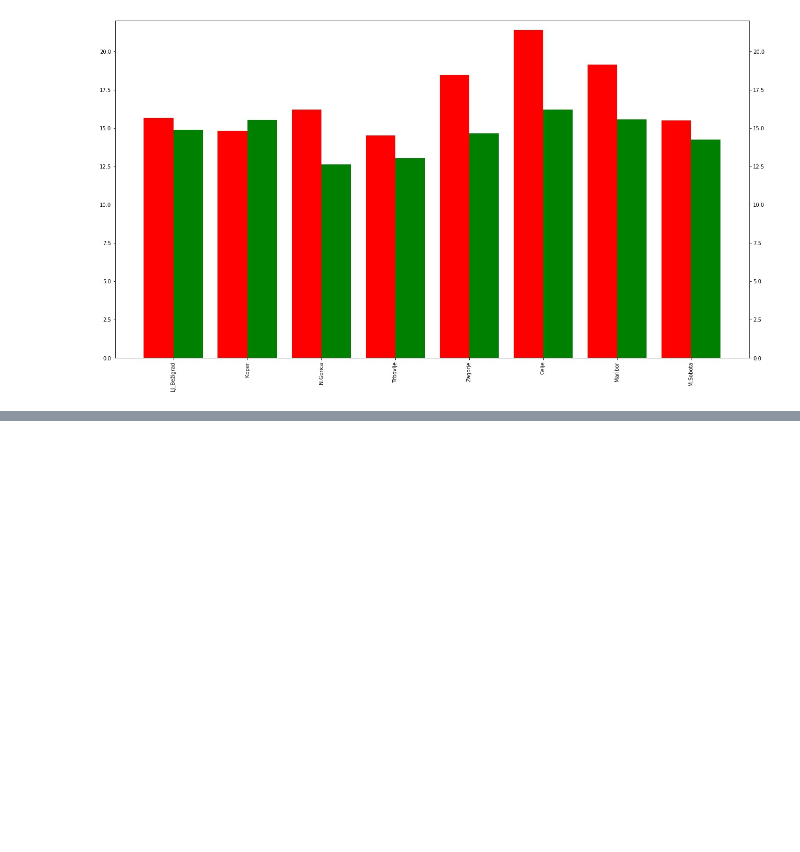
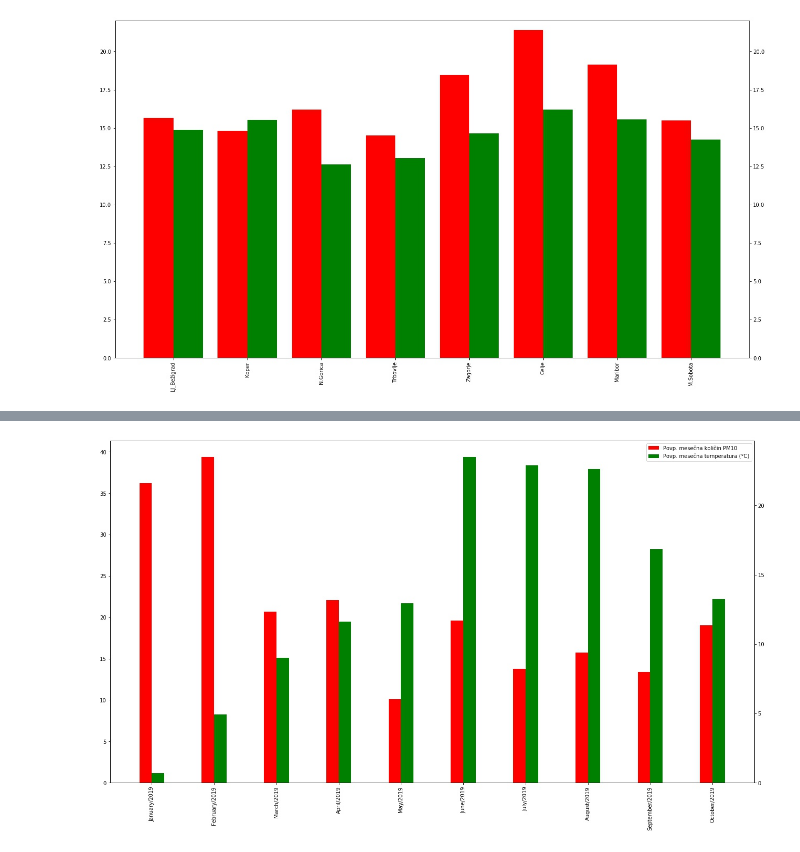
Before and after one commit to TilenBerlak/PR19TBANLRMIUS, a Jupyter notebook: matic.ipynb, the cells around one changed output, grey strips where cells are left out. Saved outputs shown, nothing was run; the diff lists cells and outputs as text; code cells hidden in the pictures; blank space fills up the shorter version.

```diff
--- a/matic.ipynb
+++ b/matic.ipynb
@@ -324,0 +327,4 @@ plt.show()
+# %%
+podnebje_frame = pd.read_csv('podatki/lj_bezigrad_vse.csv', encoding='utf-8')
+podnebje = podnebje_frame.values
+podnebje_frame[:10]
@@ -324,0 +344,18 @@ plt.show()
+# %%
+# izračun povprečnih količin glede na mesec
+months = ['January/2019', 'February/2019', 'March/2019', 'April/2019', 'May/2019', 'June/2019', 'July/2019',
+          'August/2019', 'September/2019', 'October/2019']
+monthly = np.array([])
+for month in months:
+    climate = podnebje[pd.to_datetime(podnebje[:, 0], dayfirst=True).strftime('%B/%Y') == month]
+    climate = np.mean(climate[:, [1, 5, 6, 7, 8, 9]], axis=0)
+    pm10_lj = pm10_2019[pd.to_datetime(pm10_2019[:, 0], dayfirst=True).strftime('%B/%Y') == month, 1]
+    pm10_lj = np.mean(pm10_lj[pm10_lj[:] != '-'].astype(float))
+    data = np.append(pm10_lj, climate)
+    #data = climate
+    if len(monthly) == 0:
+        monthly = data
+    else:
+        monthly = np.vstack((monthly, data))
+
+monthly
@@ -324,0 +380,13 @@ plt.show()
+# %%
+x = np.arange(10)
+w = 0.2
+plt.figure(figsize=(22, 12))
+x1 = plt.subplot(1, 1, 1)
+plt.xticks(x + w / 2, months, rotation='vertical')
+pm = x1.bar(x, monthly[:, 0], width = w, color='r', align='center')
+x2 = x1.twinx()
+tp = x2.bar(x+w, monthly[:, 1], width = w, color='g', align='center')
+plt.legend([pm, tp], ['Povp. mesečna količin PM10', 'Povp. mesečna temperatura (°C)'])
+plt.show()
+# %% [output]
+[figure, added]
```
Also changed, not shown: parts of 7 cells of this notebook, 1 other file.
